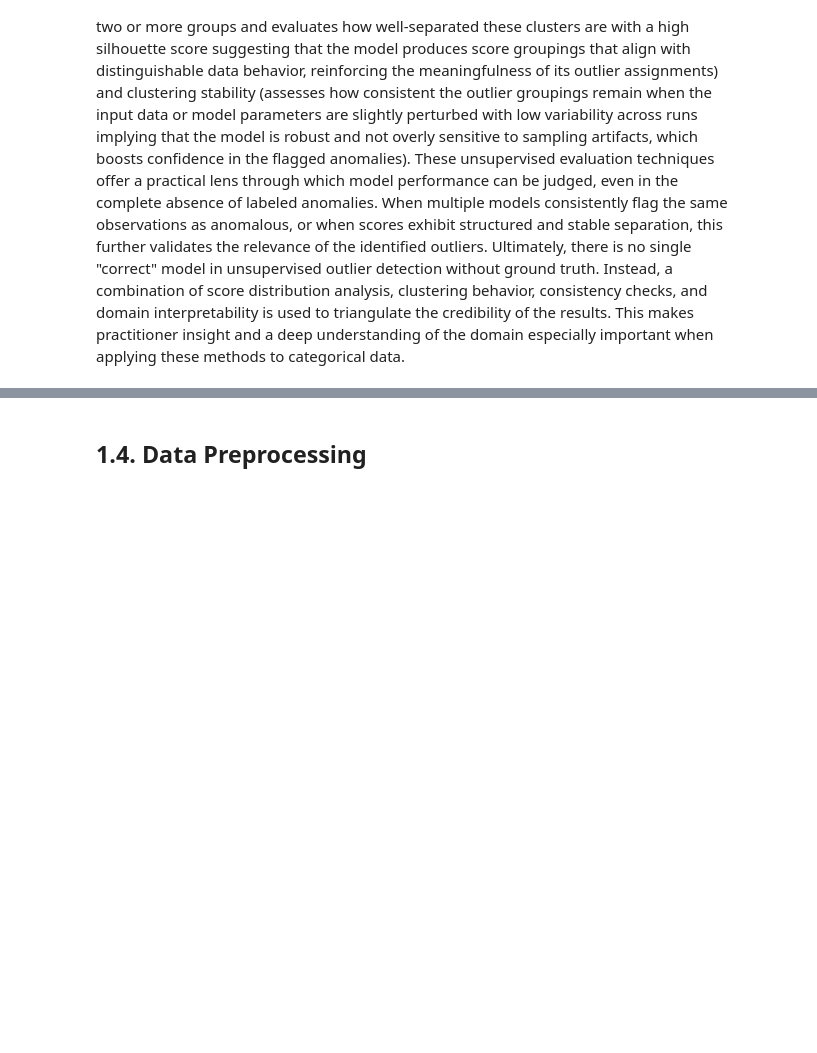
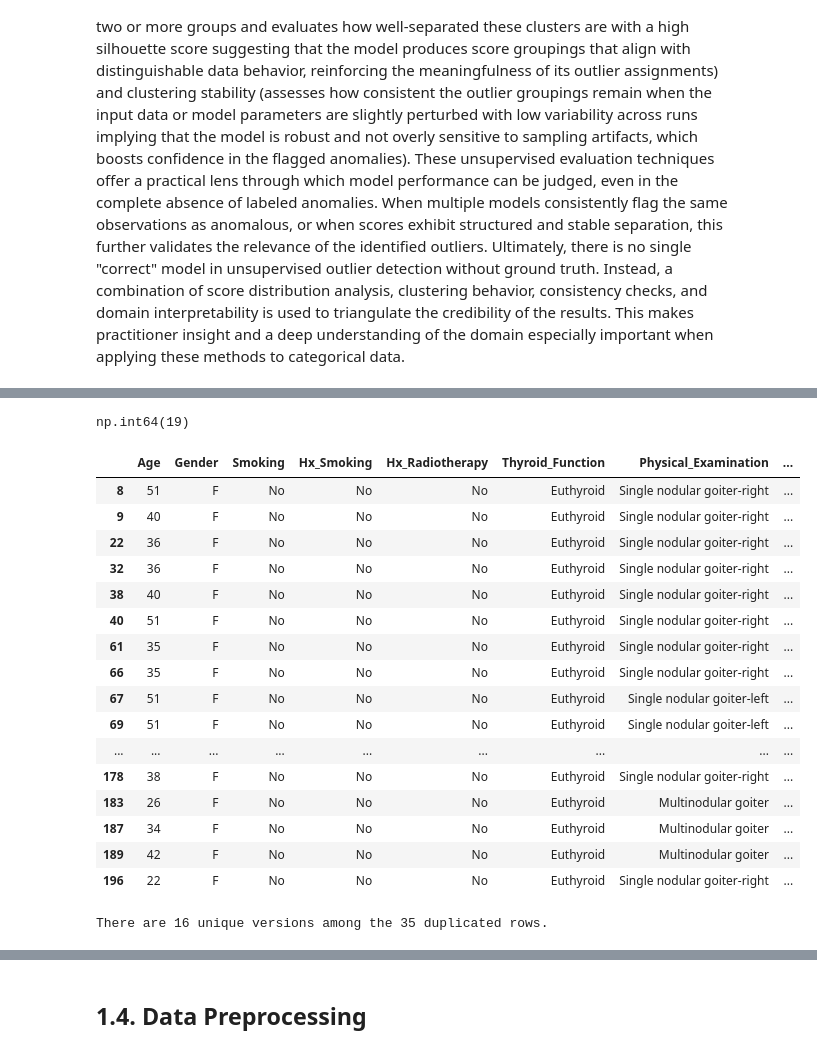
Before and after one commit to JohnPaulinePineda/Portfolio_Project_61, a Jupyter notebook: codes/DetectingAndEvaluatingAnomaliesInCategoricalDataUnderSupervisedAndUnsupervisedSettings.ipynb, the cells around one changed output, grey strips where cells are left out. Drawn from its saved outputs; the diff is of its cells as text; code cells hidden in the pictures; blank space fills up the shorter version.

```diff
--- a/codes/DetectingAndEvaluatingAnomaliesInCategoricalDataUnderSupervisedAndUnsupervisedSettings.ipynb
+++ b/codes/DetectingAndEvaluatingAnomaliesInCategoricalDataUnderSupervisedAndUnsupervisedSettings.ipynb
@@ -57,0 +243,36 @@ This project explores various **Outlier Detection** techniques specifically tail
+# %%
+##################################
+# Setting the levels of the categorical variables
+##################################
+thyroid_cancer['Recurred'] = thyroid_cancer['Recurred'].astype('category')
+thyroid_cancer['Recurred'] = thyroid_cancer['Recurred'].cat.set_categories(['No', 'Yes'], ordered=True)
+thyroid_cancer['Gender'] = thyroid_cancer['Gender'].astype('category')
+thyroid_cancer['Gender'] = thyroid_cancer['Gender'].cat.set_categories(['M', 'F'], ordered=True)
+thyroid_cancer['Smoking'] = thyroid_cancer['Smoking'].astype('category')
+thyroid_cancer['Smoking'] = thyroid_cancer['Smoking'].cat.set_categories(['No', 'Yes'], ordered=True)
+thyroid_cancer['Hx_Smoking'] = thyroid_cancer['Hx_Smoking'].astype('category')
+thyroid_cancer['Hx_Smoking'] = thyroid_cancer['Hx_Smoking'].cat.set_categories(['No', 'Yes'], ordered=True)
+thyroid_cancer['Hx_Radiotherapy'] = thyroid_cancer['Hx_Radiotherapy'].astype('category')
+thyroid_cancer['Hx_Radiotherapy'] = thyroid_cancer['Hx_Radiotherapy'].cat.set_categories(['No', 'Yes'], ordered=True)
+thyroid_cancer['Thyroid_Function'] = thyroid_cancer['Thyroid_Function'].astype('category')
+thyroid_cancer['Thyroid_Function'] = thyroid_cancer['Thyroid_Function'].cat.set_categories(['Euthyroid', 'Subclinical Hypothyroidism', 'Subclinical Hyperthyroidism', 'Clinical Hypothyroidism', 'Clinical Hyperthyroidism'], ordered=True)
+thyroid_cancer['Physical_Examination'] = thyroid_cancer['Physical_Examination'].astype('category')
+thyroid_cancer['Physical_Examination'] = thyroid_cancer['Physical_Examination'].cat.set_categories(['Normal', 'Single nodular goiter-left', 'Single nodular goiter-right', 'Multinodular goiter', 'Diffuse goiter'], ordered=True)
+thyroid_cancer['Adenopathy'] = thyroid_cancer['Adenopathy'].astype('category')
+thyroid_cancer['Adenopathy'] = thyroid_cancer['Adenopathy'].cat.set_categories(['No', 'Left', 'Right', 'Bilateral', 'Posterior', 'Extensive'], ordered=True)
+thyroid_cancer['Pathology'] = thyroid_cancer['Pathology'].astype('category')
+thyroid_cancer['Pathology'] = thyroid_cancer['Pathology'].cat.set_categories(['Hurthle Cell', 'Follicular', 'Micropapillary', 'Papillary'], ordered=True)
+thyroid_cancer['Focality'] = thyroid_cancer['Focality'].astype('category')
+thyroid_cancer['Focality'] = thyroid_cancer['Focality'].cat.set_categories(['Uni-Focal', 'Multi-Focal'], ordered=True)
+thyroid_cancer['Risk'] = thyroid_cancer['Risk'].astype('category')
+thyroid_cancer['Risk'] = thyroid_cancer['Risk'].cat.set_categories(['Low', 'Intermediate', 'High'], ordered=True)
+thyroid_cancer['T'] = thyroid_cancer['T'].astype('category')
+thyroid_cancer['T'] = thyroid_cancer['T'].cat.set_categories(['T1a', 'T1b', 'T2', 'T3a', 'T3b', 'T4a', 'T4b'], ordered=True)
+thyroid_cancer['N'] = thyroid_cancer['N'].astype('category')
+thyroid_cancer['N'] = thyroid_cancer['N'].cat.set_categories(['N0', 'N1a', 'N1b'], ordered=True)
+thyroid_cancer['M'] = thyroid_cancer['M'].astype('category')
+thyroid_cancer['M'] = thyroid_cancer['M'].cat.set_categories(['M0', 'M1'], ordered=True)
+thyroid_cancer['Stage'] = thyroid_cancer['Stage'].astype('category')
+thyroid_cancer['Stage'] = thyroid_cancer['Stage'].cat.set_categories(['I', 'II', 'III', 'IVA', 'IVB'], ordered=True)
+thyroid_cancer['Response'] = thyroid_cancer['Response'].astype('category')
+thyroid_cancer['Response'] = thyroid_cancer['Response'].cat.set_categories(['Excellent', 'Structural Incomplete', 'Biochemical Incomplete', 'Indeterminate'], ordered=True)
@@ -59,0 +365,43 @@ This project explores various **Outlier Detection** techniques specifically tail
+# %%
+##################################
+# Counting the number of duplicated rows
+##################################
+thyroid_cancer.duplicated().sum()
+# %% [output]
+np.int64(19)
+# %%
+##################################
+# Exploring the duplicated rows
+##################################
+duplicated_rows = thyroid_cancer[thyroid_cancer.duplicated(keep=False)]
+display(duplicated_rows)
+# %% [output]
+|  | Age | Gender | Smoking | Hx_Smoking | Hx_Radiotherapy | Thyroid_Function | Physical_Examination | ... |
+| 8 | 51 | F | No | No | No | Euthyroid | Single nodular goiter-right | ... |
+| 9 | 40 | F | No | No | No | Euthyroid | Single nodular goiter-right | ... |
+| 22 | 36 | F | No | No | No | Euthyroid | Single nodular goiter-right | ... |
+| 32 | 36 | F | No | No | No | Euthyroid | Single nodular goiter-right | ... |
+| 38 | 40 | F | No | No | No | Euthyroid | Single nodular goiter-right | ... |
+| 40 | 51 | F | No | No | No | Euthyroid | Single nodular goiter-right | ... |
+| 61 | 35 | F | No | No | No | Euthyroid | Single nodular goiter-right | ... |
+| 66 | 35 | F | No | No | No | Euthyroid | Single nodular goiter-right | ... |
+| 67 | 51 | F | No | No | No | Euthyroid | Single nodular goiter-left | ... |
+| 69 | 51 | F | No | No | No | Euthyroid | Single nodular goiter-left | ... |
+| ... | ... | ... | ... | ... | ... | ... | ... | ... |
+| 178 | 38 | F | No | No | No | Euthyroid | Single nodular goiter-right | ... |
+| 183 | 26 | F | No | No | No | Euthyroid | Multinodular goiter | ... |
+| 187 | 34 | F | No | No | No | Euthyroid | Multinodular goiter | ... |
+| 189 | 42 | F | No | No | No | Euthyroid | Multinodular goiter | ... |
+| 196 | 22 | F | No | No | No | Euthyroid | Single nodular goiter-right | ... |
+# %%
+##################################
+# Checking if duplicated rows have identical values across all columns
+##################################
+num_unique_dup_rows = duplicated_rows.drop_duplicates().shape[0]
+num_total_dup_rows = duplicated_rows.shape[0]
+if num_unique_dup_rows == 1:
+    print("All duplicated rows have the same values across all columns.")
+else:
+    print(f"There are {num_unique_dup_rows} unique versions among the {num_total_dup_rows} duplicated rows.")
+# %% [output]
+There are 16 unique versions among the 35 duplicated rows.
```
Also changed, not shown: parts of 66 cells of this notebook, 2 other files.
